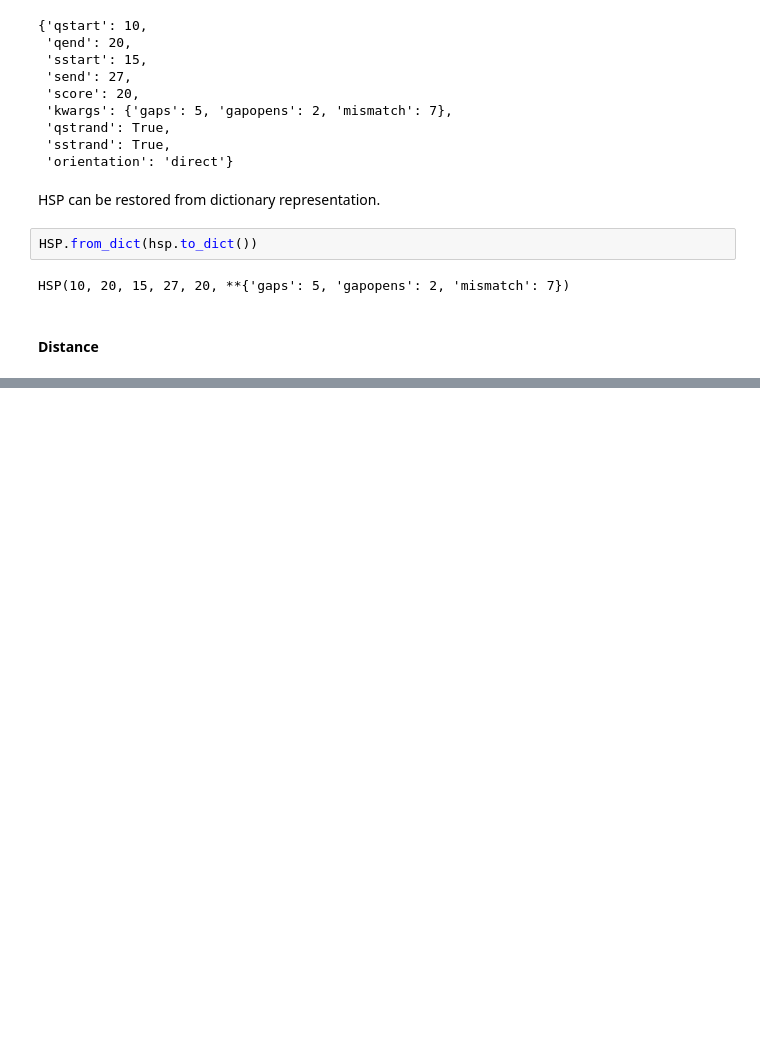
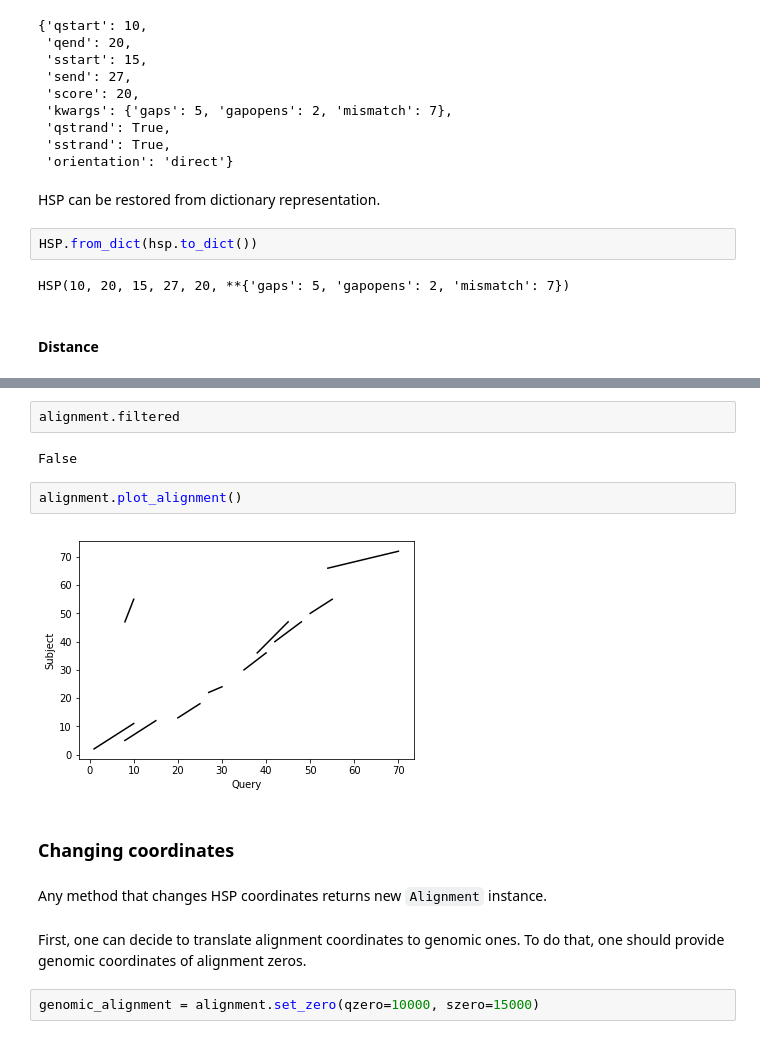
Before and after one commit to dmitrymyl/miscellaneous, a Jupyter notebook: alignment_example.ipynb, the cells around one changed output, grey strips where cells are left out. Saved outputs shown, nothing was run; the diff lists cells and outputs as text; blank space fills up the shorter version.

```diff
--- a/alignment_example.ipynb
+++ b/alignment_example.ipynb
@@ -123,0 +350,16 @@ HSP(10, 20, 15, 27, 20, **{'gaps': 5, 'gapopens': 2, 'mismatch': 7})
+# %%
+alignment.filtered
+# %% [output]
+False
+# %%
+alignment.plot_alignment()
+# %% [output]
+[figure, added]
+# %% [markdown]
+### Changing coordinates
+# %% [markdown]
+Any method that changes HSP coordinates returns new `Alignment` instance.
+# %% [markdown]
+First, one can decide to translate alignment coordinates to genomic ones. To do that, one should provide genomic coordinates of alignment zeros.
+# %%
+genomic_alignment = alignment.set_zero(qzero=10000, szero=15000)
```
Also changed, not shown: parts of 96 cells of this notebook, 3 other files.
